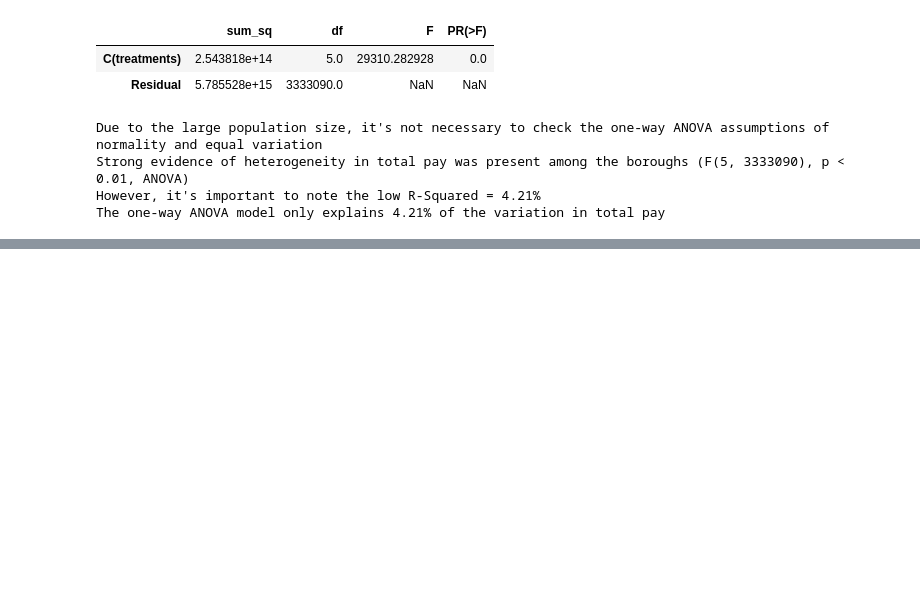
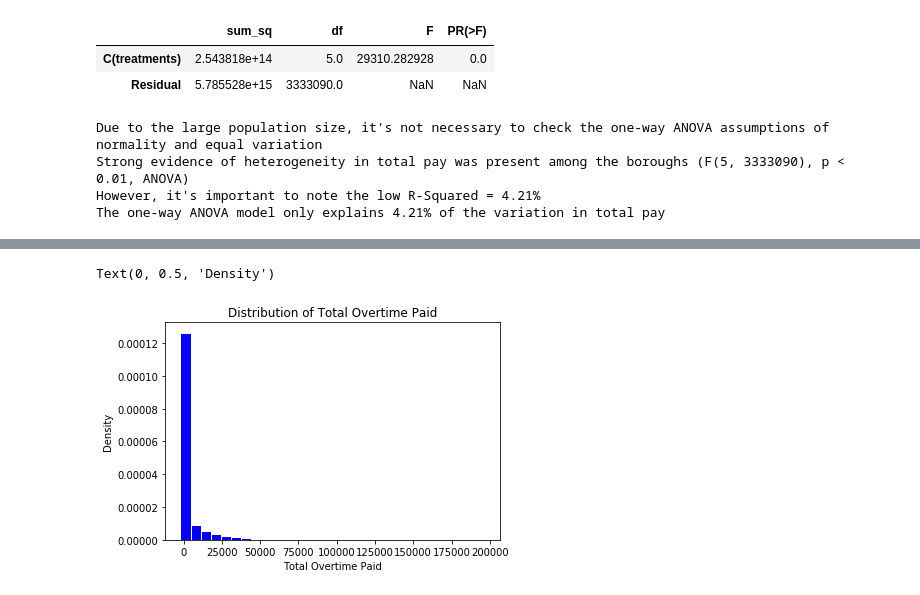
Before and after one commit to esm2000/nyc_payroll, a Jupyter notebook: citywide_payroll.ipynb, the cells around one changed output, grey strips where cells are left out. Drawn from its saved outputs; the diff is of its cells as text; code cells hidden in the pictures; blank space fills up the shorter version.

Commit message:
overtime distributions

```diff
--- a/citywide_payroll.ipynb
+++ b/citywide_payroll.ipynb
@@ -737,0 +743,9 @@ The one-way ANOVA model only explains 4.21% of the variation in total pay
+# %%
+# distributions of overtime
+payroll_sample["Total OT Paid"].hist(grid = False, edgecolor = "white", bins = 30, density = True, color = "b")
+plt.title("Distribution of Total Overtime Paid")
+plt.xlabel("Total Overtime Paid")
+plt.ylabel("Density")
+# %% [output]
+Text(0, 0.5, 'Density')
+[figure, added]
```
Also changed, not shown: parts of 6 cells of this notebook.
